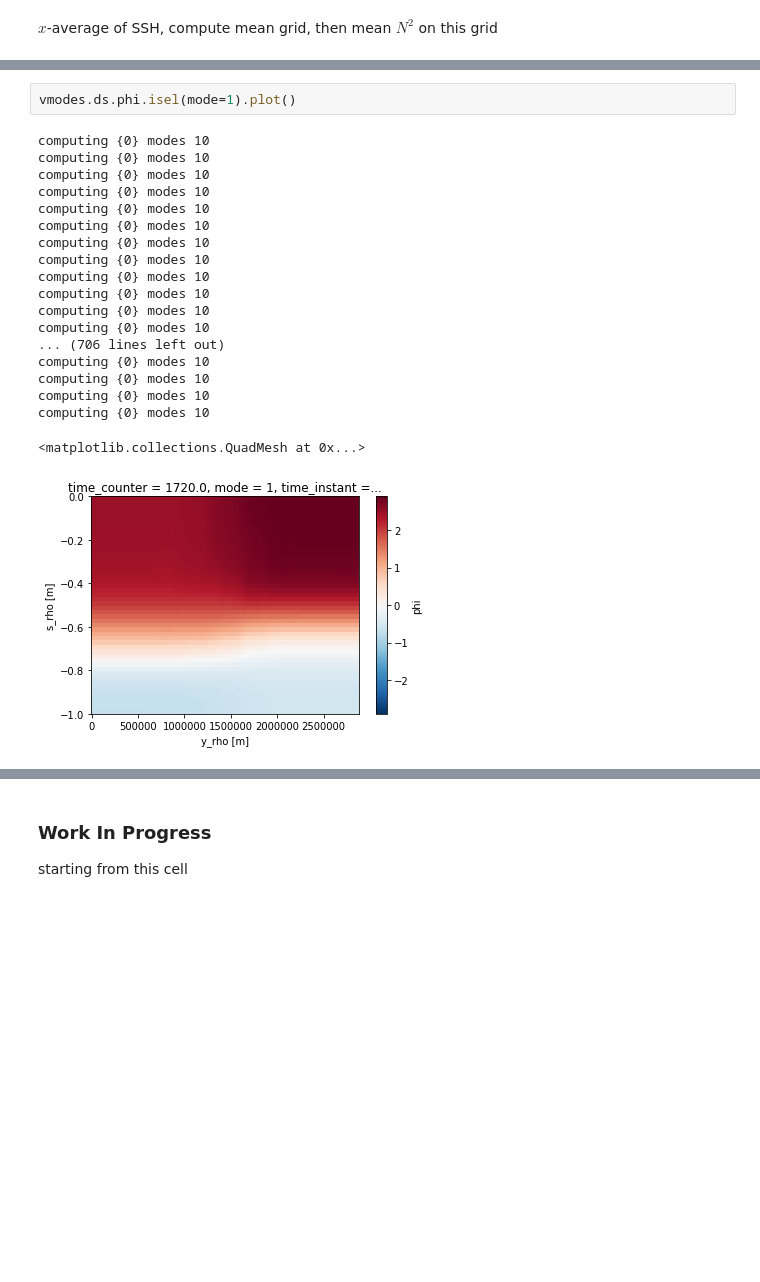
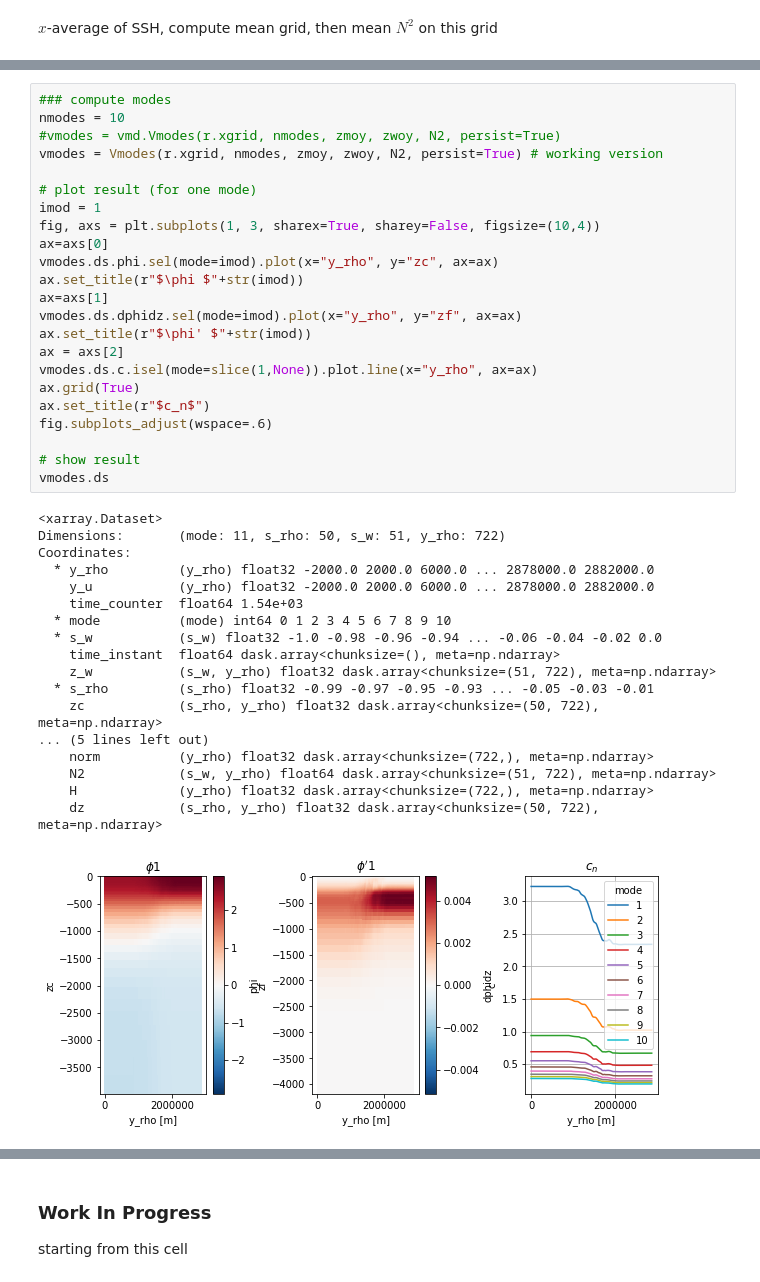
Before and after one commit to slgentil/croco, a Jupyter notebook: tutorials/proj_modes.ipynb, the cells around one changed output, grey strips where cells are left out. Drawn from its saved outputs; the diff is of its cells as text; blank space fills up the shorter version.

```diff
--- a/tutorials/proj_modes.ipynb
+++ b/tutorials/proj_modes.ipynb
@@ -151,22 +118,42 @@ Data variables:
-# %%
-vmodes.ds.phi.isel(mode=1).plot()
-# %% [output]
-computing {0} modes 10
-computing {0} modes 10
-computing {0} modes 10
-computing {0} modes 10
-computing {0} modes 10
-computing {0} modes 10
-computing {0} modes 10
-computing {0} modes 10
-computing {0} modes 10
-computing {0} modes 10
-computing {0} modes 10
-computing {0} modes 10
-... (706 lines left out)
-computing {0} modes 10
-computing {0} modes 10
-computing {0} modes 10
-computing {0} modes 10
-<matplotlib.collections.QuadMesh at 0x...>
-[figure, removed]
+# %%
+### compute modes
+nmodes = 10
+#vmodes = vmd.Vmodes(r.xgrid, nmodes, zmoy, zwoy, N2, persist=True)
+vmodes = Vmodes(r.xgrid, nmodes, zmoy, zwoy, N2, persist=True) # working version
+
+# plot result (for one mode)
+imod = 1
+fig, axs = plt.subplots(1, 3, sharex=True, sharey=False, figsize=(10,4))
+ax=axs[0]
+vmodes.ds.phi.sel(mode=imod).plot(x="y_rho", y="zc", ax=ax)
+ax.set_title(r"$\phi $"+str(imod))
+ax=axs[1]
+vmodes.ds.dphidz.sel(mode=imod).plot(x="y_rho", y="zf", ax=ax)
+ax.set_title(r"$\phi' $"+str(imod))
+ax = axs[2]
+vmodes.ds.c.isel(mode=slice(1,None)).plot.line(x="y_rho", ax=ax)
+ax.grid(True)
+ax.set_title(r"$c_n$")
+fig.subplots_adjust(wspace=.6)
+
+# show result
+vmodes.ds
+# %% [output]
+<xarray.Dataset>
+Dimensions:       (mode: 11, s_rho: 50, s_w: 51, y_rho: 722)
+Coordinates:
+  * y_rho         (y_rho) float32 -2000.0 2000.0 6000.0 ... 2878000.0 2882000.0
+    y_u           (y_rho) float32 -2000.0 2000.0 6000.0 ... 2878000.0 2882000.0
+    time_counter  float64 1.54e+03
+  * mode          (mode) int64 0 1 2 3 4 5 6 7 8 9 10
+  * s_w           (s_w) float32 -1.0 -0.98 -0.96 -0.94 ... -0.06 -0.04 -0.02 0.0
+    time_instant  float64 dask.array<chunksize=(), meta=np.ndarray>
+    z_w           (s_w, y_rho) float32 dask.array<chunksize=(51, 722), meta=np.ndarray>
+  * s_rho         (s_rho) float32 -0.99 -0.97 -0.95 -0.93 ... -0.05 -0.03 -0.01
+    zc            (s_rho, y_rho) float32 dask.array<chunksize=(50, 722), meta=np.ndarray>
+... (5 lines left out)
+    norm          (y_rho) float32 dask.array<chunksize=(722,), meta=np.ndarray>
+    N2            (s_w, y_rho) float64 dask.array<chunksize=(51, 722), meta=np.ndarray>
+    H             (y_rho) float32 dask.array<chunksize=(722,), meta=np.ndarray>
+    dz            (s_rho, y_rho) float32 dask.array<chunksize=(50, 722), meta=np.ndarray>
+[figure, added]
```
Also changed, not shown: parts of 11 cells of this notebook, 2 other files.
